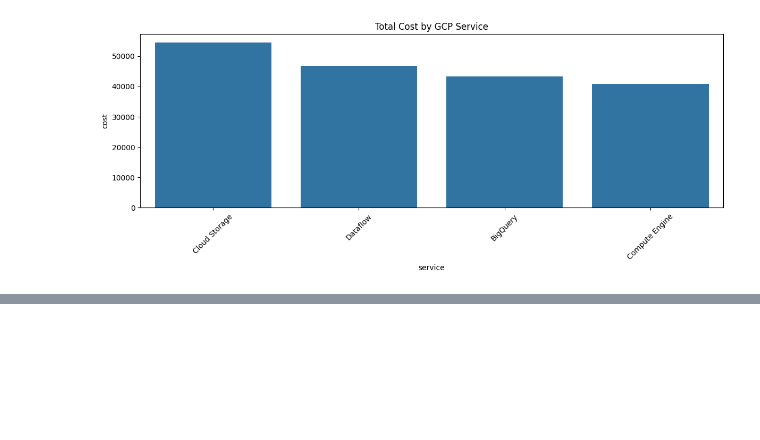
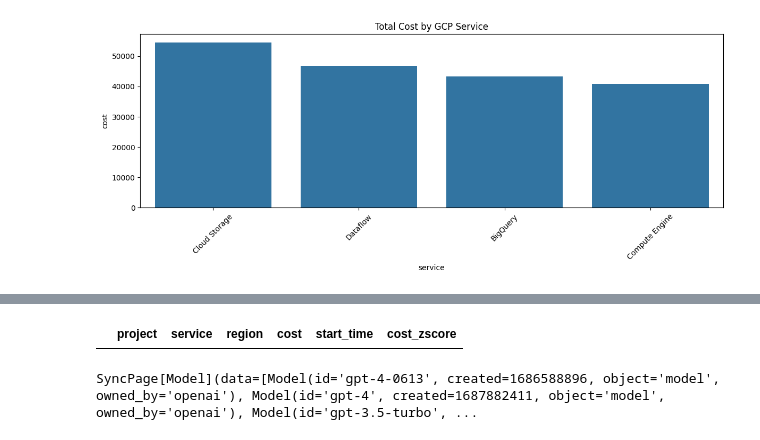
Before and after one commit to btheard3/cloudops-analyzer, a Jupyter notebook: notebooks/cloud_cost_analysis.ipynb, the cells around one changed output, grey strips where cells are left out. Saved outputs shown, nothing was run; the diff lists cells and outputs as text; code cells hidden in the pictures; blank space fills up the shorter version.

```diff
--- a/notebooks/cloud_cost_analysis.ipynb
+++ b/notebooks/cloud_cost_analysis.ipynb
@@ -127,0 +162,9 @@ AttributeError: Can only use .dt accessor with datetimelike values
+# %%
+# Detect Potential Anomalies (spikes)
+
+from scipy.stats import zscore
+df["cost_zscore"] = zscore(df["cost"])
+anomalies = df[df["cost_zscore"].abs() > 2]
+display(anomalies[["project", "service", "region", "cost", "start_time", "cost_zscore"]])
+# %% [output]
+|  | project | service | region | cost | start_time | cost_zscore |
@@ -127,0 +178,8 @@ AttributeError: Can only use .dt accessor with datetimelike values
+# %%
+from openai import OpenAI
+
+client = OpenAI(api_key=os.getenv("OPENAI_API_KEY"))
+models = client.models.list()
+print(models)
+# %% [output]
+SyncPage[Model](data=[Model(id='gpt-4-0613', created=1686588896, object='model', owned_by='openai'), Model(id='gpt-4', created=1687882411, object='model', owned_by='openai'), Model(id='gpt-3.5-turbo', ...
```
Also changed, not shown: parts of 5 cells of this notebook.
